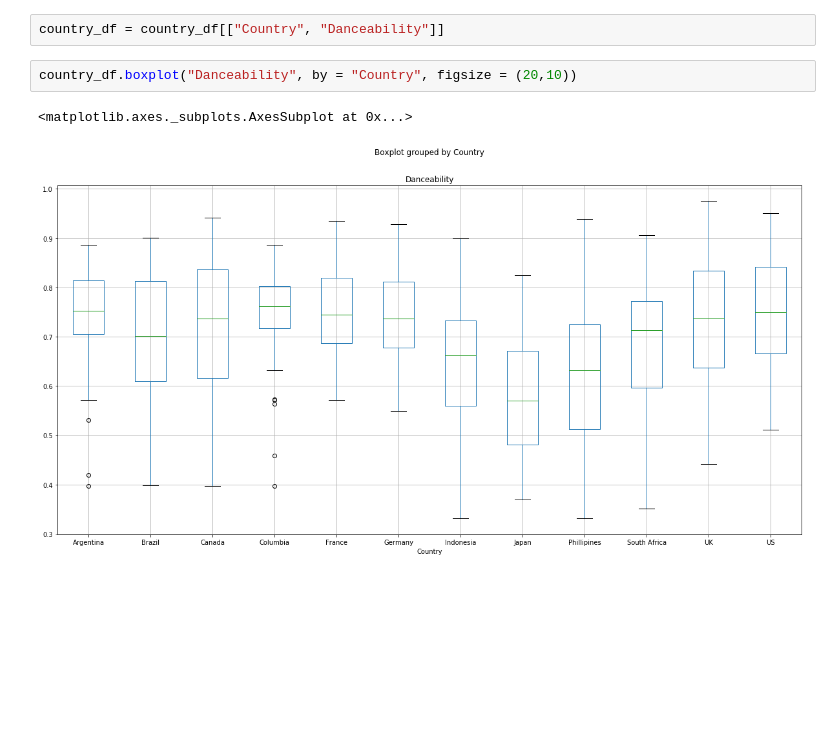
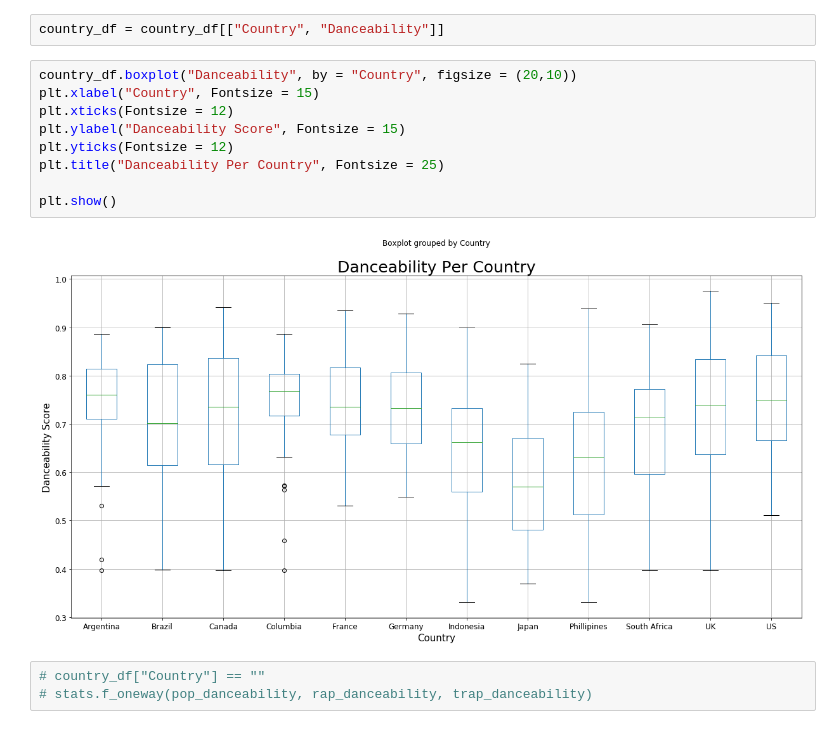
Before and after one commit to czwong/Project-1, a Jupyter notebook: Country Danceability Boxplot.ipynb, the cells around one changed output. Cells and saved outputs as stored; diff of their text form; blank space fills up the shorter version.

```diff
--- a/Country Danceability Boxplot.ipynb
+++ b/Country Danceability Boxplot.ipynb
@@ -31,8 +33,17 @@ for file in file_list[1:]:
     country_df = country_df.append(df)
 # %%
 country_df = country_df[["Country", "Danceability"]]
-# %%
-country_df.boxplot("Danceability", by = "Country", figsize = (20,10))
-# %% [output]
-<matplotlib.axes._subplots.AxesSubplot at 0x...>
-[figure, removed]
+# %%
+country_df.boxplot("Danceability", by = "Country", figsize = (20,10))
+plt.xlabel("Country", Fontsize = 15)
+plt.xticks(Fontsize = 12)
+plt.ylabel("Danceability Score", Fontsize = 15)
+plt.yticks(Fontsize = 12)
+plt.title("Danceability Per Country", Fontsize = 25)
+
+plt.show()
+# %% [output]
+[figure, added]
+# %%
+# country_df["Country"] == ""
+# stats.f_oneway(pop_danceability, rap_danceability, trap_danceability)
```
Also changed, not shown: parts of 2 cells of this notebook, 18 other files.
